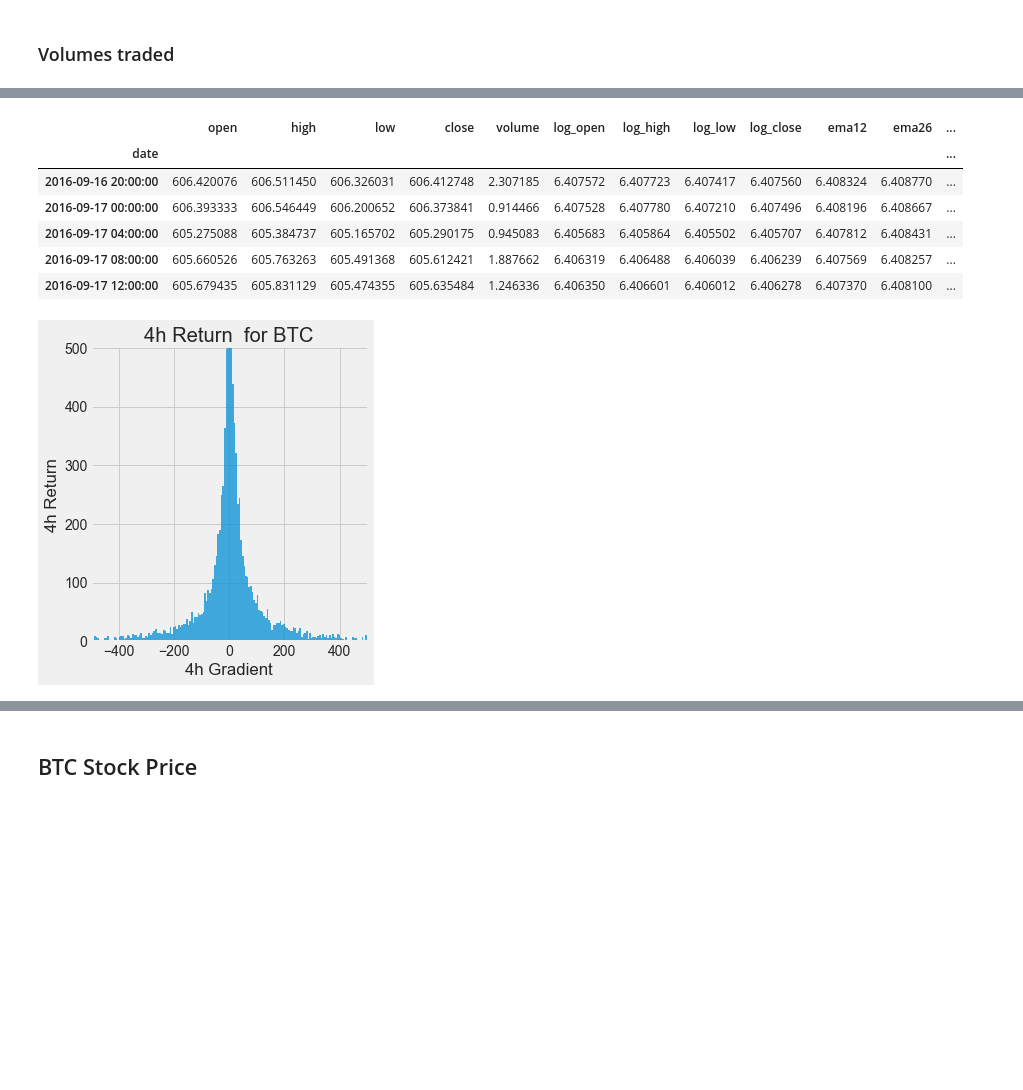
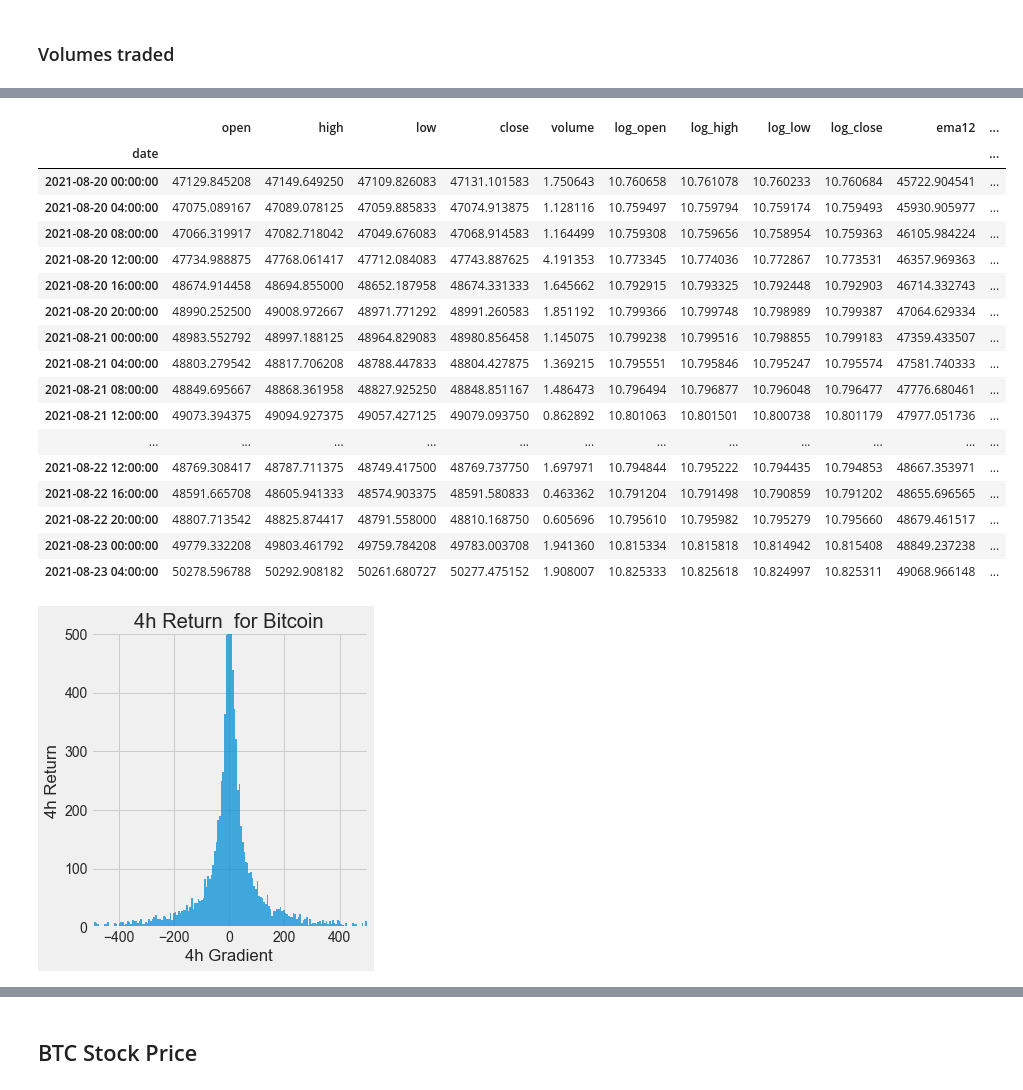
Before and after one commit to timjab92/cryptotrading-indicator, a Jupyter notebook: notebooks/BTC_pred(Ivan)_Frieda.ipynb, the cells around one changed output, grey strips where cells are left out. Cells and saved outputs as stored; diff of their text form; code cells hidden in the pictures; blank space fills up the shorter version.

```diff
--- a/notebooks/BTC_pred(Ivan)_Frieda.ipynb
+++ b/notebooks/BTC_pred(Ivan)_Frieda.ipynb
@@ -199,21 +268,32 @@ plt.tight_layout()
-# %%
-data.head()
-# %% [output]
-|  | open | high | low | close | volume | log_open | log_high | log_low | log_close | ema12 | ema26 | ... |
-| date |  |  |  |  |  |  |  |  |  |  |  | ... |
-| 2016-09-16 20:00:00 | 606.420076 | 606.511450 | 606.326031 | 606.412748 | 2.307185 | 6.407572 | 6.407723 | 6.407417 | 6.407560 | 6.408324 | 6.408770 | ... |
-| 2016-09-17 00:00:00 | 606.393333 | 606.546449 | 606.200652 | 606.373841 | 0.914466 | 6.407528 | 6.407780 | 6.407210 | 6.407496 | 6.408196 | 6.408667 | ... |
-| 2016-09-17 04:00:00 | 605.275088 | 605.384737 | 605.165702 | 605.290175 | 0.945083 | 6.405683 | 6.405864 | 6.405502 | 6.405707 | 6.407812 | 6.408431 | ... |
-| 2016-09-17 08:00:00 | 605.660526 | 605.763263 | 605.491368 | 605.612421 | 1.887662 | 6.406319 | 6.406488 | 6.406039 | 6.406239 | 6.407569 | 6.408257 | ... |
-| 2016-09-17 12:00:00 | 605.679435 | 605.831129 | 605.474355 | 605.635484 | 1.246336 | 6.406350 | 6.406601 | 6.406012 | 6.406278 | 6.407370 | 6.408100 | ... |
+# %%
+data.tail(20)
+# %% [output]
+|  | open | high | low | close | volume | log_open | log_high | log_low | log_close | ema12 | ... |
+| date |  |  |  |  |  |  |  |  |  |  | ... |
+| 2021-08-20 00:00:00 | 47129.845208 | 47149.649250 | 47109.826083 | 47131.101583 | 1.750643 | 10.760658 | 10.761078 | 10.760233 | 10.760684 | 45722.904541 | ... |
+| 2021-08-20 04:00:00 | 47075.089167 | 47089.078125 | 47059.885833 | 47074.913875 | 1.128116 | 10.759497 | 10.759794 | 10.759174 | 10.759493 | 45930.905977 | ... |
+| 2021-08-20 08:00:00 | 47066.319917 | 47082.718042 | 47049.676083 | 47068.914583 | 1.164499 | 10.759308 | 10.759656 | 10.758954 | 10.759363 | 46105.984224 | ... |
+| 2021-08-20 12:00:00 | 47734.988875 | 47768.061417 | 47712.084083 | 47743.887625 | 4.191353 | 10.773345 | 10.774036 | 10.772867 | 10.773531 | 46357.969363 | ... |
+| 2021-08-20 16:00:00 | 48674.914458 | 48694.855000 | 48652.187958 | 48674.331333 | 1.645662 | 10.792915 | 10.793325 | 10.792448 | 10.792903 | 46714.332743 | ... |
+| 2021-08-20 20:00:00 | 48990.252500 | 49008.972667 | 48971.771292 | 48991.260583 | 1.851192 | 10.799366 | 10.799748 | 10.798989 | 10.799387 | 47064.629334 | ... |
+| 2021-08-21 00:00:00 | 48983.552792 | 48997.188125 | 48964.829083 | 48980.856458 | 1.145075 | 10.799238 | 10.799516 | 10.798855 | 10.799183 | 47359.433507 | ... |
+| 2021-08-21 04:00:00 | 48803.279542 | 48817.706208 | 48788.447833 | 48804.427875 | 1.369215 | 10.795551 | 10.795846 | 10.795247 | 10.795574 | 47581.740333 | ... |
+| 2021-08-21 08:00:00 | 48849.695667 | 48868.361958 | 48827.925250 | 48848.851167 | 1.486473 | 10.796494 | 10.796877 | 10.796048 | 10.796477 | 47776.680461 | ... |
+| 2021-08-21 12:00:00 | 49073.394375 | 49094.927375 | 49057.427125 | 49079.093750 | 0.862892 | 10.801063 | 10.801501 | 10.800738 | 10.801179 | 47977.051736 | ... |
+| ... | ... | ... | ... | ... | ... | ... | ... | ... | ... | ... | ... |
+| 2021-08-22 12:00:00 | 48769.308417 | 48787.711375 | 48749.417500 | 48769.737750 | 1.697971 | 10.794844 | 10.795222 | 10.794435 | 10.794853 | 48667.353971 | ... |
+| 2021-08-22 16:00:00 | 48591.665708 | 48605.941333 | 48574.903375 | 48591.580833 | 0.463362 | 10.791204 | 10.791498 | 10.790859 | 10.791202 | 48655.696565 | ... |
+| 2021-08-22 20:00:00 | 48807.713542 | 48825.874417 | 48791.558000 | 48810.168750 | 0.605696 | 10.795610 | 10.795982 | 10.795279 | 10.795660 | 48679.461517 | ... |
+| 2021-08-23 00:00:00 | 49779.332208 | 49803.461792 | 49759.784208 | 49783.003708 | 1.941360 | 10.815334 | 10.815818 | 10.814942 | 10.815408 | 48849.237238 | ... |
+| 2021-08-23 04:00:00 | 50278.596788 | 50292.908182 | 50261.680727 | 50277.475152 | 1.908007 | 10.825333 | 10.825618 | 10.824997 | 10.825311 | 49068.966148 | ... |
 # %%
 sns.displot(data = data, x= '4h Gradient')
 plt.ylabel('4h Return')
 plt.xlim([-500,500])
 plt.ylim([0,500])
-plt.title(f"4h Return  for {coin_selection}");
+plt.title(f"4h Return  for Bitcoin");
 # %% [output]
-[figure, old version]
+[figure, new version]
 # %%
 data.columns
 # %% [output]
```
Also changed, not shown: parts of 73 cells of this notebook, 1 other file.
